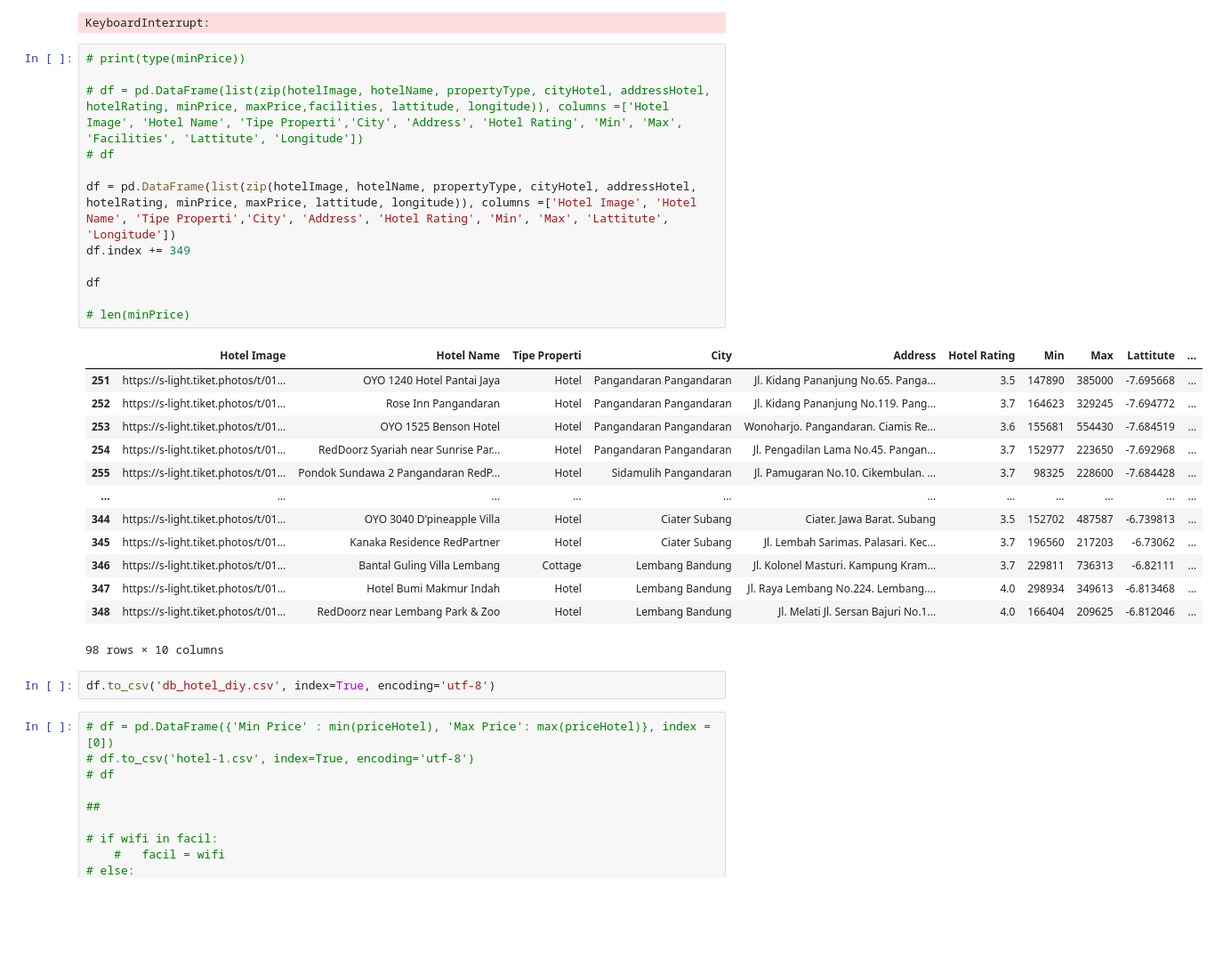
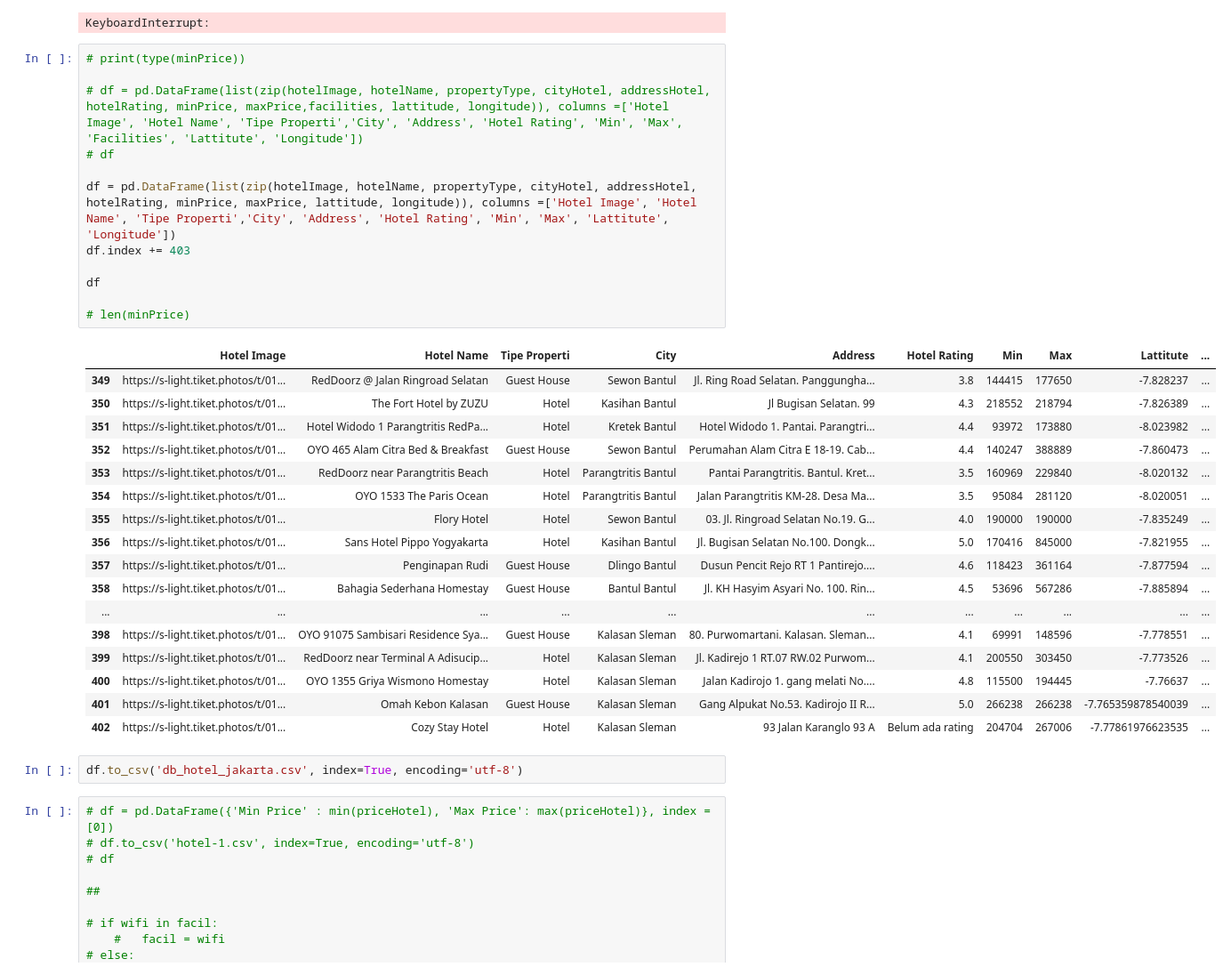
Before and after one commit to mister-riduro/datasets-final-project, a Jupyter notebook: Scrap_Hotel/scrap2-hotelDatas-tiket.ipynb, the cells around one changed output. Shown at 89% size. Saved outputs shown, nothing was run; the diff lists cells and outputs as text; blank space fills up the shorter version.

Commit message:
add jakarta datasets

```diff
--- a/Scrap_Hotel/scrap2-hotelDatas-tiket.ipynb
+++ b/Scrap_Hotel/scrap2-hotelDatas-tiket.ipynb
@@ -182,31 +186,35 @@ KeyboardInterrupt:
 # %%
 # print(type(minPrice))
 
 # df = pd.DataFrame(list(zip(hotelImage, hotelName, propertyType, cityHotel, addressHotel, hotelRating, minPrice, maxPrice,facilities, lattitude, longitude)), columns =['Hotel Image', 'Hotel Name', 'Tipe Properti','City', 'Address', 'Hotel Rating', 'Min', 'Max', 'Facilities', 'Lattitute', 'Longitude'])
 # df
 
 df = pd.DataFrame(list(zip(hotelImage, hotelName, propertyType, cityHotel, addressHotel, hotelRating, minPrice, maxPrice, lattitude, longitude)), columns =['Hotel Image', 'Hotel Name', 'Tipe Properti','City', 'Address', 'Hotel Rating', 'Min', 'Max', 'Lattitute', 'Longitude'])
-df.index += 349
+df.index += 403
 
 df
 
 # len(minPrice)
 # %% [output]
 |  | Hotel Image | Hotel Name | Tipe Properti | City | Address | Hotel Rating | Min | Max | Lattitute | ... |
-| 251 | https://s-light.tiket.photos/t/01... | OYO 1240 Hotel Pantai Jaya | Hotel | Pangandaran Pangandaran | Jl. Kidang Pananjung No.65. Panga... | 3.5 | 147890 | 385000 | -7.695668 | ... |
-| 252 | https://s-light.tiket.photos/t/01... | Rose Inn Pangandaran | Hotel | Pangandaran Pangandaran | Jl. Kidang Pananjung No.119. Pang... | 3.7 | 164623 | 329245 | -7.694772 | ... |
-| 253 | https://s-light.tiket.photos/t/01... | OYO 1525 Benson Hotel | Hotel | Pangandaran Pangandaran | Wonoharjo. Pangandaran. Ciamis Re... | 3.6 | 155681 | 554430 | -7.684519 | ... |
-| 254 | https://s-light.tiket.photos/t/01... | RedDoorz Syariah near Sunrise Par... | Hotel | Pangandaran Pangandaran | Jl. Pengadilan Lama No.45. Pangan... | 3.7 | 152977 | 223650 | -7.692968 | ... |
-| 255 | https://s-light.tiket.photos/t/01... | Pondok Sundawa 2 Pangandaran RedP... | Hotel | Sidamulih Pangandaran | Jl. Pamugaran No.10. Cikembulan. ... | 3.7 | 98325 | 228600 | -7.684428 | ... |
+| 349 | https://s-light.tiket.photos/t/01... | RedDoorz @ Jalan Ringroad Selatan | Guest House | Sewon Bantul | Jl. Ring Road Selatan. Panggungha... | 3.8 | 144415 | 177650 | -7.828237 | ... |
+| 350 | https://s-light.tiket.photos/t/01... | The Fort Hotel by ZUZU | Hotel | Kasihan Bantul | Jl Bugisan Selatan. 99 | 4.3 | 218552 | 218794 | -7.826389 | ... |
+| 351 | https://s-light.tiket.photos/t/01... | Hotel Widodo 1 Parangtritis RedPa... | Hotel | Kretek Bantul | Hotel Widodo 1. Pantai. Parangtri... | 4.4 | 93972 | 173880 | -8.023982 | ... |
+| 352 | https://s-light.tiket.photos/t/01... | OYO 465 Alam Citra Bed & Breakfast | Guest House | Sewon Bantul | Perumahan Alam Citra E 18-19. Cab... | 4.4 | 140247 | 388889 | -7.860473 | ... |
+| 353 | https://s-light.tiket.photos/t/01... | RedDoorz near Parangtritis Beach | Hotel | Parangtritis Bantul | Pantai Parangtritis. Bantul. Kret... | 3.5 | 160969 | 229840 | -8.020132 | ... |
+| 354 | https://s-light.tiket.photos/t/01... | OYO 1533 The Paris Ocean | Hotel | Parangtritis Bantul | Jalan Parangtritis KM-28. Desa Ma... | 3.5 | 95084 | 281120 | -8.020051 | ... |
+| 355 | https://s-light.tiket.photos/t/01... | Flory Hotel | Hotel | Sewon Bantul | 03. Jl. Ringroad Selatan No.19. G... | 4.0 | 190000 | 190000 | -7.835249 | ... |
+| 356 | https://s-light.tiket.photos/t/01... | Sans Hotel Pippo Yogyakarta | Hotel | Kasihan Bantul | Jl. Bugisan Selatan No.100. Dongk... | 5.0 | 170416 | 845000 | -7.821955 | ... |
+| 357 | https://s-light.tiket.photos/t/01... | Penginapan Rudi | Guest House | Dlingo Bantul | Dusun Pencit Rejo RT 1 Pantirejo.... | 4.6 | 118423 | 361164 | -7.877594 | ... |
+| 358 | https://s-light.tiket.photos/t/01... | Bahagia Sederhana Homestay | Guest House | Bantul Bantul | Jl. KH Hasyim Asyari No. 100. Rin... | 4.5 | 53696 | 567286 | -7.885894 | ... |
 | ... | ... | ... | ... | ... | ... | ... | ... | ... | ... | ... |
-| 344 | https://s-light.tiket.photos/t/01... | OYO 3040 D'pineapple Villa | Hotel | Ciater Subang | Ciater. Jawa Barat. Subang | 3.5 | 152702 | 487587 | -6.739813 | ... |
-| 345 | https://s-light.tiket.photos/t/01... | Kanaka Residence RedPartner | Hotel | Ciater Subang | Jl. Lembah Sarimas. Palasari. Kec... | 3.7 | 196560 | 217203 | -6.73062 | ... |
-| 346 | https://s-light.tiket.photos/t/01... | Bantal Guling Villa Lembang | Cottage | Lembang Bandung | Jl. Kolonel Masturi. Kampung Kram... | 3.7 | 229811 | 736313 | -6.82111 | ... |
-| 347 | https://s-light.tiket.photos/t/01... | Hotel Bumi Makmur Indah | Hotel | Lembang Bandung | Jl. Raya Lembang No.224. Lembang.... | 4.0 | 298934 | 349613 | -6.813468 | ... |
-| 348 | https://s-light.tiket.photos/t/01... | RedDoorz near Lembang Park & Zoo | Hotel | Lembang Bandung | Jl. Melati Jl. Sersan Bajuri No.1... | 4.0 | 166404 | 209625 | -6.812046 | ... |
+| 398 | https://s-light.tiket.photos/t/01... | OYO 91075 Sambisari Residence Sya... | Guest House | Kalasan Sleman | 80. Purwomartani. Kalasan. Sleman... | 4.1 | 69991 | 148596 | -7.778551 | ... |
+| 399 | https://s-light.tiket.photos/t/01... | RedDoorz near Terminal A Adisucip... | Hotel | Kalasan Sleman | Jl. Kadirejo 1 RT.07 RW.02 Purwom... | 4.1 | 200550 | 303450 | -7.773526 | ... |
+| 400 | https://s-light.tiket.photos/t/01... | OYO 1355 Griya Wismono Homestay | Hotel | Kalasan Sleman | Jalan Kadirojo 1. gang melati No.... | 4.8 | 115500 | 194445 | -7.76637 | ... |
+| 401 | https://s-light.tiket.photos/t/01... | Omah Kebon Kalasan | Guest House | Kalasan Sleman | Gang Alpukat No.53. Kadirojo II R... | 5.0 | 266238 | 266238 | -7.765359878540039 | ... |
+| 402 | https://s-light.tiket.photos/t/01... | Cozy Stay Hotel | Hotel | Kalasan Sleman | 93 Jalan Karanglo 93 A | Belum ada rating | 204704 | 267006 | -7.77861976623535 | ... |
-98 rows × 10 columns
 # %%
-df.to_csv('db_hotel_diy.csv', index=True, encoding='utf-8')
+df.to_csv('db_hotel_jakarta.csv', index=True, encoding='utf-8')
 # %%
 # df = pd.DataFrame({'Min Price' : min(priceHotel), 'Max Price': max(priceHotel)}, index = [0])
 # df.to_csv('hotel-1.csv', index=True, encoding='utf-8')
```
Also changed, not shown: parts of 2 cells of this notebook, 6 other files.
